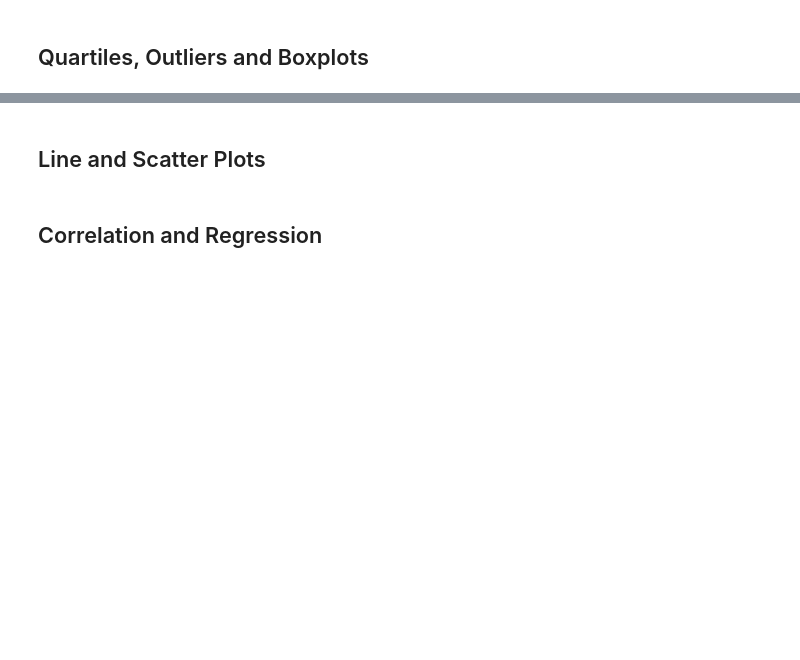
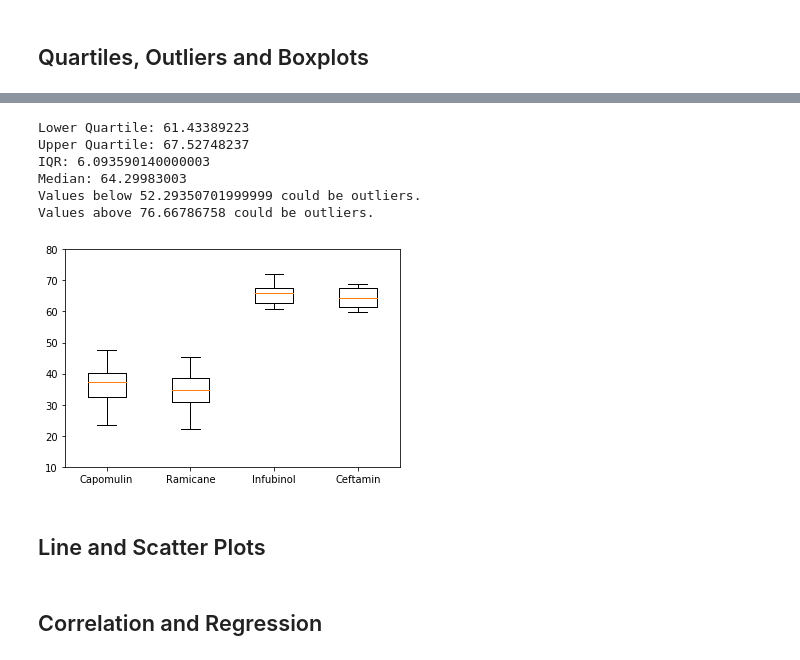
Before and after one commit to Jdahruj/matplotlib-challenge, a Jupyter notebook: Pymaceuticals/pymaceuticals_starter.ipynb, the cells around one changed output, grey strips where cells are left out. Saved outputs shown, nothing was run; the diff lists cells and outputs as text; code cells hidden in the pictures; blank space fills up the shorter version.

```diff
--- a/Pymaceuticals/pymaceuticals_starter.ipynb
+++ b/Pymaceuticals/pymaceuticals_starter.ipynb
@@ -155,3 +176,10 @@ gender_df.plot(kind='pie',y="Count",figsize=(5,5), colors = colors, startangle=1
 ## Quartiles, Outliers and Boxplots
 # %%
 # Calculate the final tumor volume of each mouse across four of the most promising treatment regimens. Calculate the IQR and quantitatively determine if there are any potential outliers.
+
+# Sort data by Drug Regime, Mouse ID and Timepoint
+sorted_df = clean_df.sort_values(["Drug Regimen", "Mouse ID", "Timepoint"], ascending=True)
+
+# Select final volume of each mouse
+max_df = sorted_df.loc[sorted_df["Timepoint"] == 45]
+max_df.head().reset_index()
@@ -158,5 +292,48 @@ gender_df.plot(kind='pie',y="Count",figsize=(5,5), colors = colors, startangle=1
+# %%
+# Calculate Ceftamin IQR
+
+# Select Ceftamin data
+cef_data_df = max_df[max_df['Drug Regimen'].isin(['Ceftamin'])]
+cef_data_df.reset_index()
+
+# Convert column into df object
+cef_list = cef_data_df.sort_values(["Tumor Volume (mm3)"], ascending=True).reset_index()
+cef_list = cef_list["Tumor Volume (mm3)"]
+
+# IQR calculations
+quartiles = cef_list.quantile([.25,.5,.75])
+lowerq = quartiles[0.25]
+upperq = quartiles[0.75]
+iqr = upperq-lowerq
+
+print(f"Lower Quartile: {lowerq}")
+print(f"Upper Quartile: {upperq}")
+print(f"IQR: {iqr}")
+print(f"Median: {quartiles[0.5]} ")
+
+lower_bound = lowerq - (1.5*iqr)
+upper_bound = upperq + (1.5*iqr)
+print(f"Values below {lower_bound} could be outliers.")
+print(f"Values above {upper_bound} could be outliers.")
+# %% [output]
+Lower Quartile: 61.43389223
+Upper Quartile: 67.52748237
+IQR: 6.093590140000003
+Median: 64.29983003
+Values below 52.29350701999999 could be outliers.
+Values above 76.66786758 could be outliers.
 # %%
 # Generate a box plot of the final tumor volume of each mouse across four regimens of interest
+iqr_df = max_df.reset_index()
+tumor_lists = iqr_df.groupby('Drug Regimen')['Tumor Volume (mm3)'].apply(list)
+tumor_df = pd.DataFrame(tumor_lists)
+tumor_df = tumor_df.reindex(top_4)
+tumor_vols = [vol for vol in tumor_df['Tumor Volume (mm3)']]
+plt.ylim(10, 80)
+plt.boxplot(tumor_vols, labels=top_4)
+plt.show()
+# %% [output]
+[figure, added]
 # %% [markdown]
 ## Line and Scatter Plots
 # %%
```
Also changed, not shown: parts of 7 cells of this notebook.
